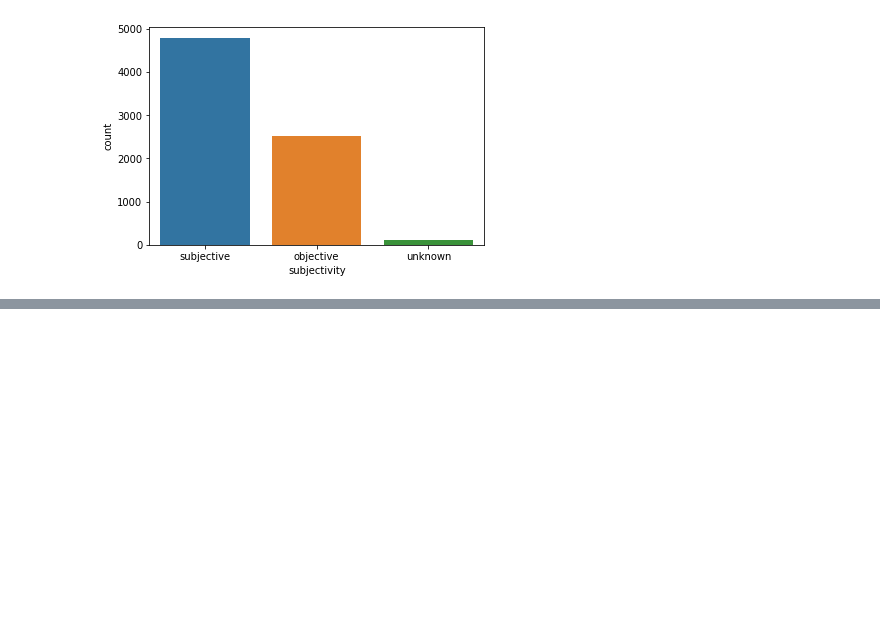
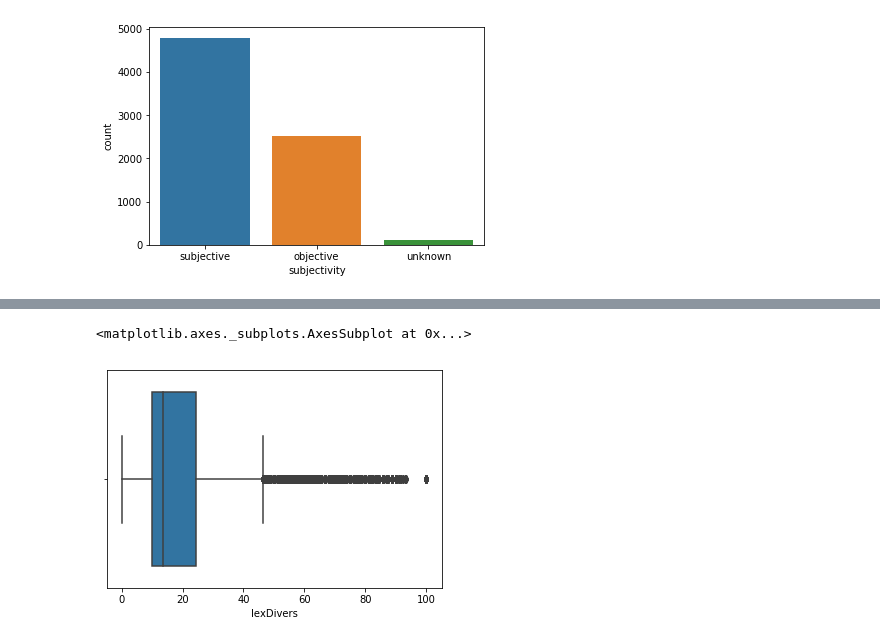
Before and after one commit to itsbrycehere/Data-Science, a Jupyter notebook: HotelSound.ipynb, the cells around one changed output, grey strips where cells are left out. Cells and saved outputs as stored; diff of their text form; code cells hidden in the pictures; blank space fills up the shorter version.

```diff
--- a/HotelSound.ipynb
+++ b/HotelSound.ipynb
@@ -278,0 +305,16 @@ sns.countplot(dfSound.subjectivity)
+# %%
+import nltk
+
+def lexical_diversity(x):
+    return len(set(x)) / len(x)
+
+def lexical_percentage(x):
+    return x * 100
+
+df["lexDivers"] = df.text.apply(lexical_diversity)
+df["lexDivers"] =  df.lexDivers.apply(lexical_percentage)
+
+sns.boxplot(df.lexDivers)
+# %% [output]
+<matplotlib.axes._subplots.AxesSubplot at 0x...>
+[figure, added]
```
Also changed, not shown: parts of 9 cells of this notebook, 2 other files.
